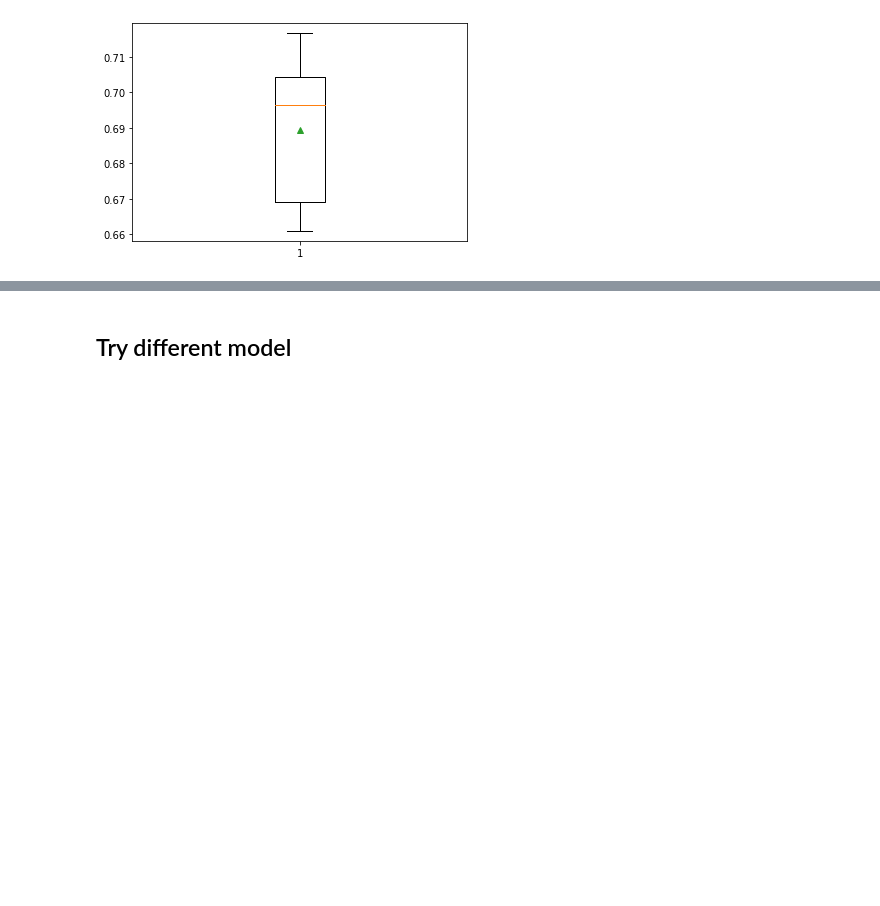
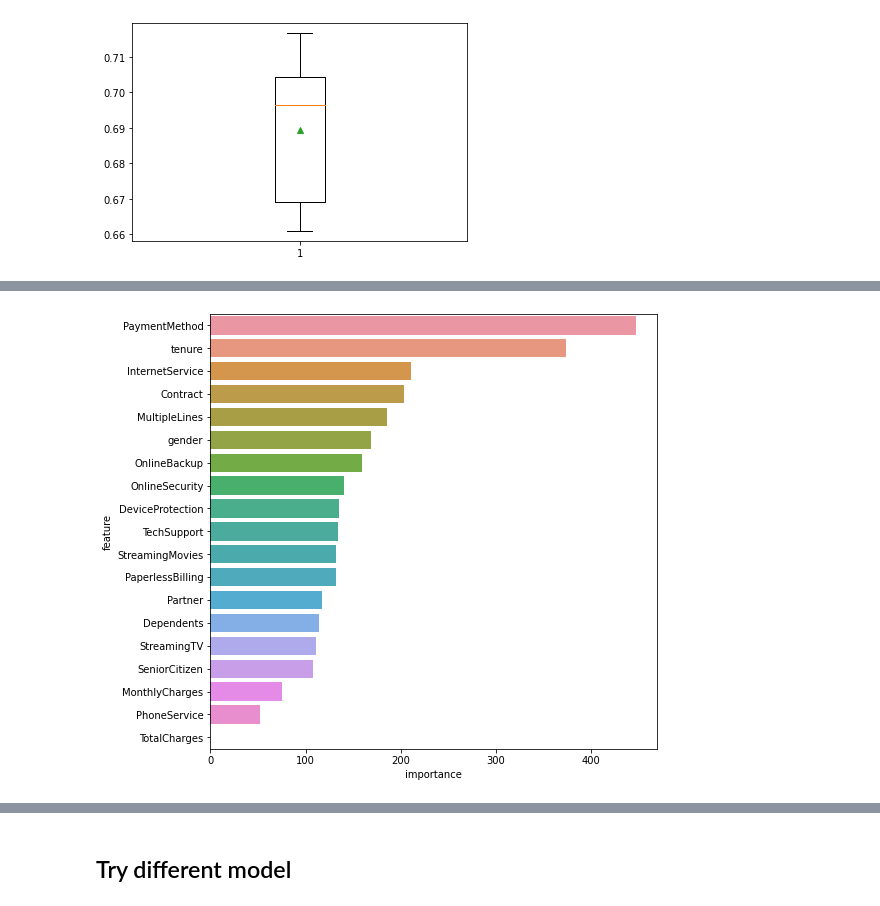
Before and after one commit to duybluemind1988/project_py, a Jupyter notebook: Churn/Churn_final.ipynb, the cells around one changed output, grey strips where cells are left out. Saved outputs shown, nothing was run; the diff lists cells and outputs as text; code cells hidden in the pictures; blank space fills up the shorter version.

```diff
--- a/Churn/Churn_final.ipynb
+++ b/Churn/Churn_final.ipynb
@@ -444,0 +453,16 @@ X_test=X_test.astype("category")
+# %%
+# Drop unused column
+X_train=X_train.drop(["customerID"],axis=1)
+X_test=X_test.drop(["customerID"],axis=1)
+# Convert to category (factor)
+X_train=X_train.astype("category")
+X_test=X_test.astype("category")
+# %%
+# Xgboost bat buoc phai dung onehot encoder or label / ordinal encoder, khong dung duoc cho category
+model=XGBClassifier()
+model.fit(X_train,y_train)
+predictions=model.predict(X_test)
+print(confusion_matrix(y_test,predictions))
+print('Balanced Accuracy score:',balanced_accuracy_score(y_test,predictions))
+print('macro f1 score:',f1_score(y_test,predictions,average="macro")) # good for imbalance dataset
+print(classification_report(y_test,predictions))
@@ -458,3 +485,12 @@ pyplot.boxplot(n_scores, showmeans=True)
 pyplot.show()
 # %% [output]
 [figure]
+# %%
+#Lgbm dung duoc neu convert object to category, khong can phai remove NaN value
+model=LGBMClassifier()
+model.fit(X_train,y_train)
+predictions=model.predict(X_test)
+print(confusion_matrix(y_test,predictions))
+print('Balanced Accuracy score:',balanced_accuracy_score(y_test,predictions))
+print('macro f1 score:',f1_score(y_test,predictions,average="macro")) # good for imbalance dataset
+print(classification_report(y_test,predictions))
@@ -460,0 +510,5 @@ pyplot.show()
+# %%
+imp_vals= model.feature_importances_
+varimp_grid_df=pd.DataFrame({'feature': X_train.columns, 'importance': imp_vals})
+varimp_grid_df=varimp_grid_df.sort_values(by='importance',ascending=False)
+varimp_grid_df.head(10)
@@ -460,0 +527,6 @@ pyplot.show()
+# %%
+fig,ax=plt.subplots(figsize=(8,8))
+sns.barplot(x='importance',y='feature',data=varimp_grid_df,ax=ax)
+plt.show()
+# %% [output]
+[figure, added]
```
Also changed, not shown: parts of 28 cells of this notebook.
